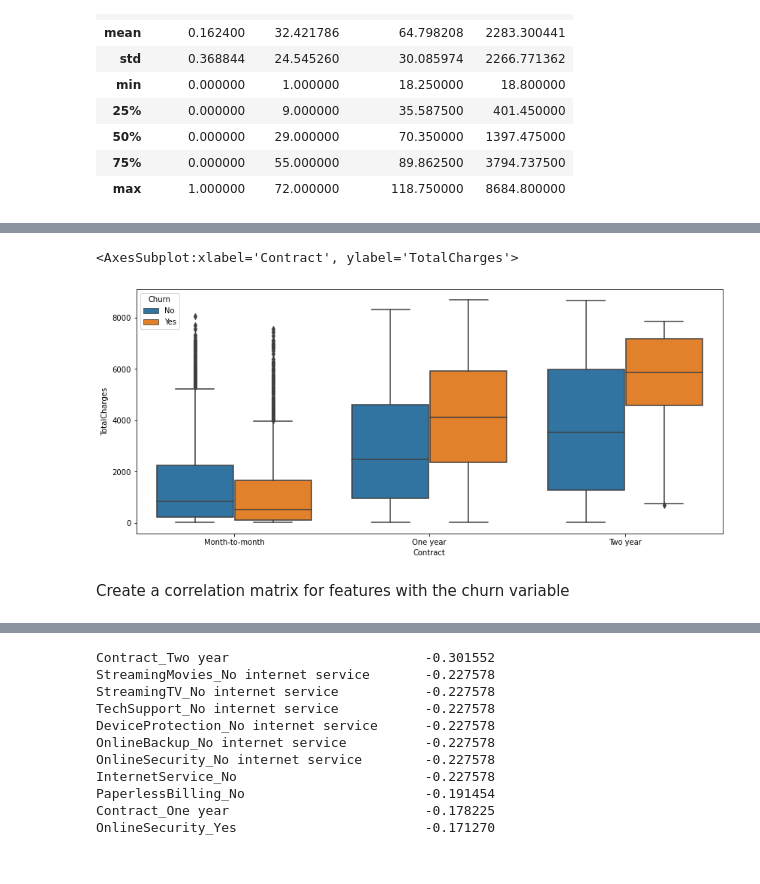
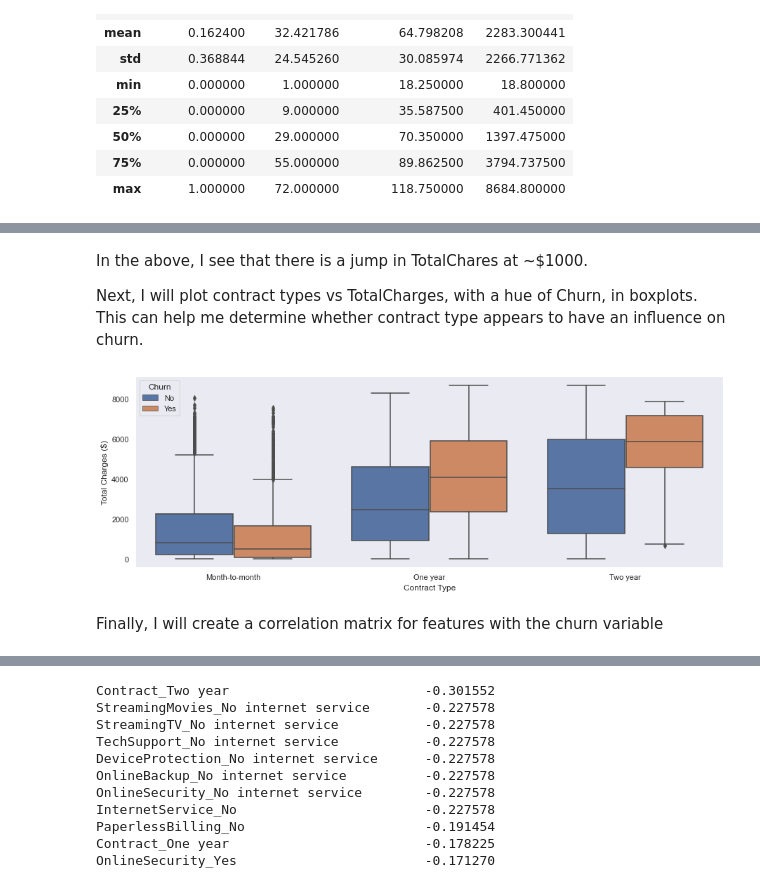
Before and after one commit to akstl1/Supervised-Learning-Capstone, a Jupyter notebook: Supervised Learning Capstone Project .ipynb, the cells around one changed output, grey strips where cells are left out. Saved outputs shown, nothing was run; the diff lists cells and outputs as text; code cells hidden in the pictures.

```diff
--- a/Supervised Learning Capstone Project .ipynb
+++ b/Supervised Learning Capstone Project .ipynb
@@ -20,2 +32,2 @@ import seaborn as sns
 # %%
-df = pd.read_csv('../DATA/Telco-Customer-Churn.csv')
+df = pd.read_csv('./DATA/Telco-Customer-Churn.csv')
@@ -86,0 +92,8 @@ Plot contract types vs TotalCharges, with a hue of Churn, in boxplots
+# %%
+plt.figure(figsize=(15,5))
+sns.countplot(data=df, x='Churn')
+plt.grid(False)
+sns.set(rc={'figure.facecolor':'white'})
+plt.ylabel("Count")
+plt.xlabel("Churn Status")
+plt.savefig('./Supervised Learning Capstone Images/1_churn_count_plot.png')
@@ -86,0 +106,8 @@ Plot contract types vs TotalCharges, with a hue of Churn, in boxplots
+# %%
+plt.figure(figsize=(15,5))
+sns.violinplot(data=df,y='TotalCharges',x='Churn')
+plt.grid(False)
+sns.set(rc={'figure.facecolor':'white'})
+plt.xlabel("Churn Status")
+plt.ylabel("Total Charges ($)")
+plt.savefig('./Supervised Learning Capstone Images/2_churn_violin_plot.png')
@@ -87,8 +116,16 @@ Plot contract types vs TotalCharges, with a hue of Churn, in boxplots
+# %% [markdown]
+In the above, I see that there is a jump in TotalChares at ~$1000.
+
+Next, I will plot contract types vs TotalCharges, with a hue of Churn, in boxplots. This can help me determine whether contract type appears to have an influence on churn.
 # %%
-plt.figure(figsize=(14,6))
+plt.figure(figsize=(15,5))
 sns.boxplot(data=df,x='Contract',y='TotalCharges',hue='Churn')
+plt.grid(False)
+sns.set(rc={'figure.facecolor':'white'})
+plt.xlabel("Contract Type")
+plt.ylabel("Total Charges ($)")
+plt.savefig('./Supervised Learning Capstone Images/3_contract_bar_plot.png')
 # %% [output]
-<AxesSubplot:xlabel='Contract', ylabel='TotalCharges'>
-[figure, old version]
+[figure, new version]
 # %% [markdown]
-Create a correlation matrix for features with the churn variable
+Finally, I will create a correlation matrix for features with the churn variable
```
Also changed, not shown: parts of 75 cells of this notebook, 19 other files.
